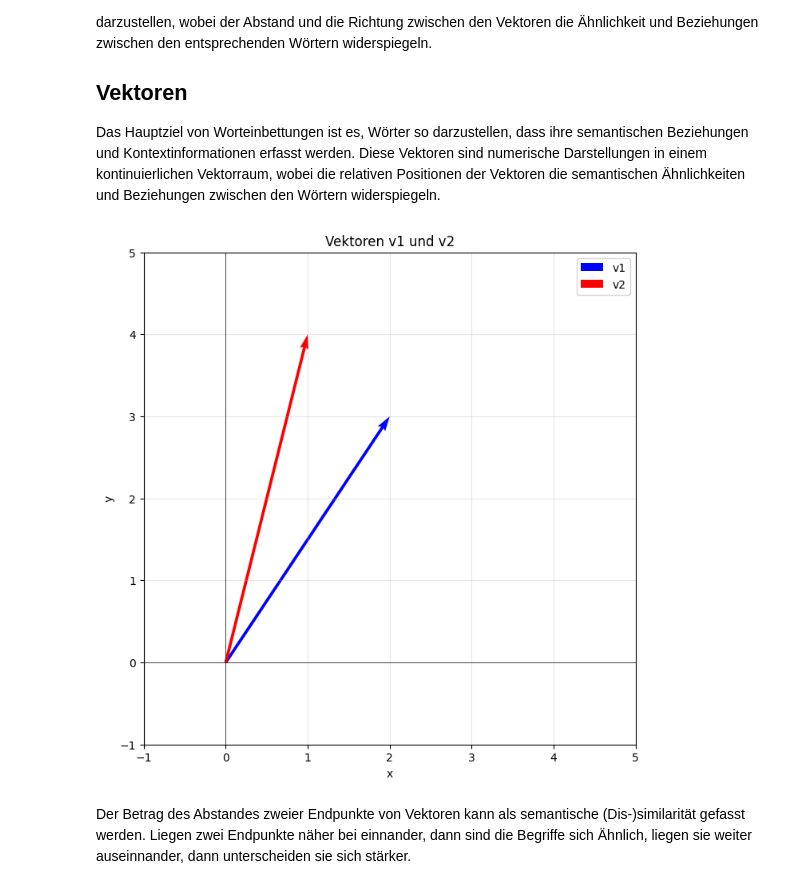
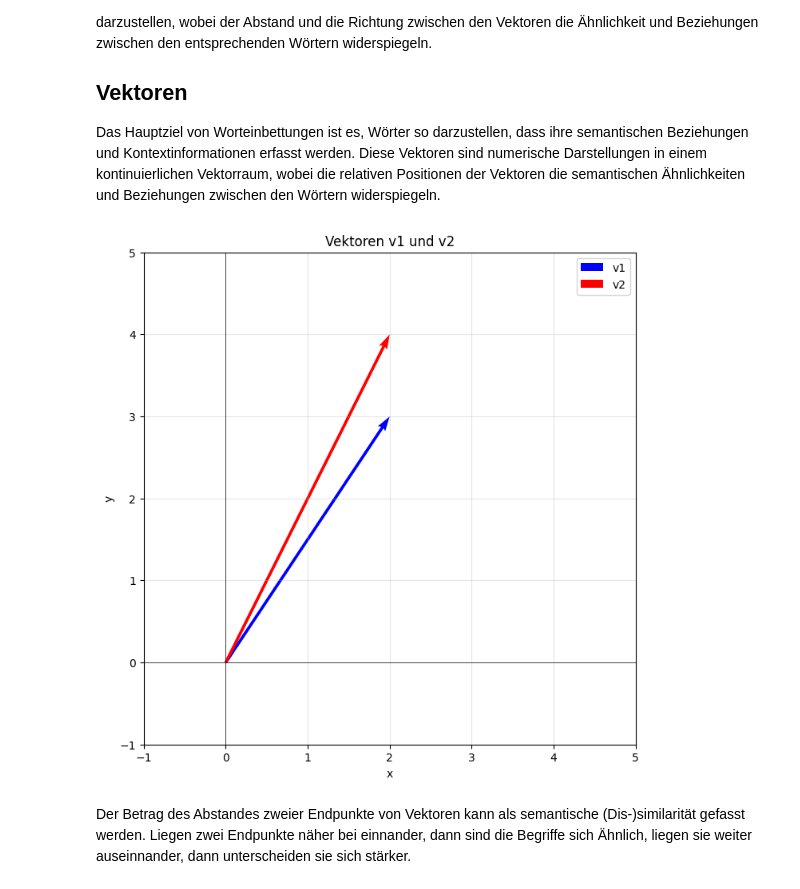
Before and after one commit to LinusLinuxer/Vortrag, a Jupyter notebook: Vortrag.ipynb, the cells around one changed output. Cells and saved outputs as stored; diff of their text form; code cells hidden in the pictures.

```diff
--- a/Vortrag.ipynb
+++ b/Vortrag.ipynb
@@ -150,7 +150,7 @@ Das Hauptziel von Worteinbettungen ist es, Wörter so darzustellen, dass ihre se
 fig, ax = plt.subplots(figsize=(8, 8))
 
 v1 = np.array([2, 3])
-v2 = np.array([1, 4])
+v2 = np.array([2, 4])
 
 # Vektoren zeichnen
 ax.quiver(
@@ -167,34 +167,34 @@ ax.quiver(
 )
 ax.quiver(
     0,
     0,
     v2[0],
     v2[1],
     angles="xy",
     scale_units="xy",
     scale=1,
     color="red",
     width=0.006,
     label="v2",
 )
 
 
 # Achsen einstellen
 ax.set_xlim(-1, 5)
 ax.set_ylim(-1, 5)
 ax.set_aspect("equal")
 ax.grid(True, alpha=0.3)
 ax.axhline(y=0, color="k", linewidth=0.5)
 ax.axvline(x=0, color="k", linewidth=0.5)
 
 ax.set_xlabel("x")
 ax.set_ylabel("y")
 ax.set_title("Vektoren v1 und v2")
 ax.legend()
 
 plt.show()
 # %% [output]
-[figure, old version]
+[figure, new version]
 # %% [markdown]
 Der Betrag des Abstandes zweier Endpunkte von Vektoren kann als semantische (Dis-)similarität gefasst werden. Liegen zwei Endpunkte näher bei einnander, dann sind die Begriffe sich Ähnlich, liegen sie weiter auseinnander, dann unterscheiden sie sich stärker.
 # %%
```
Also changed, not shown: parts of 4 cells of this notebook.
